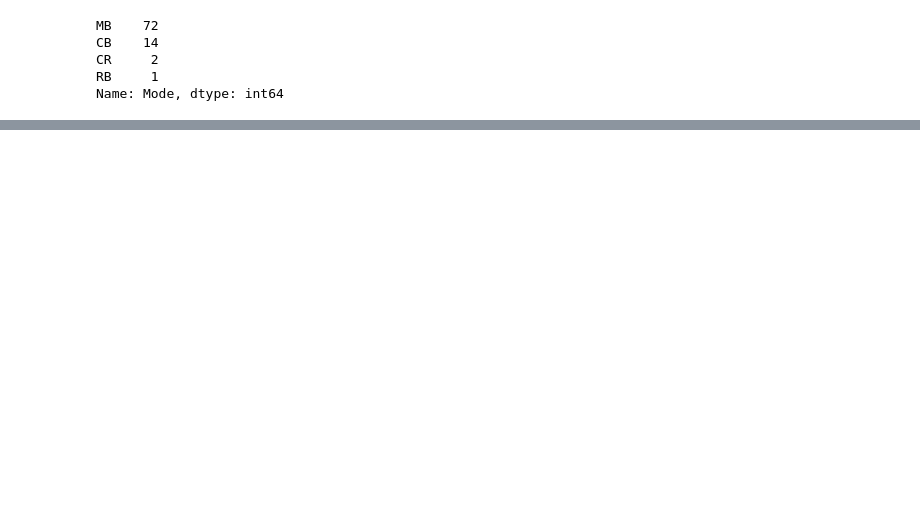
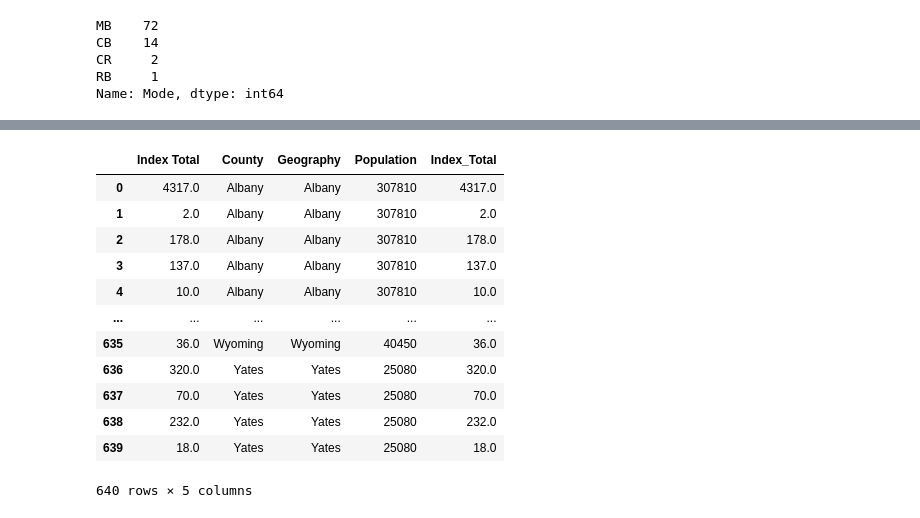
Before and after one commit to morgancoad/final_pro_two, a Jupyter notebook: notebooks/2016_crime.ipynb, the cells around one changed output, grey strips where cells are left out. Saved outputs shown, nothing was run; the diff lists cells and outputs as text; code cells hidden in the pictures; blank space fills up the shorter version.

```diff
--- a/notebooks/2016_crime.ipynb
+++ b/notebooks/2016_crime.ipynb
@@ -256,0 +297,3 @@ Name: Primary UZA\n Population, dtype: int32
+# %%
+county_pop = pop_2016[['Geography', 'Population']]
+county_pop
@@ -256,0 +314,8 @@ Name: Primary UZA\n Population, dtype: int32
+# %%
+# Merged crime activities df that also consisted of county and city df to population df
+crime_activities_16_with_countycode_pop = crime_activities_16_with_countycode.merge(
+    pop_2016,
+    how='left',
+    left_on='County',
+    right_on='County'
+)
@@ -256,0 +332,3 @@ Name: Primary UZA\n Population, dtype: int32
+# %%
+county_crime_total1 = crime_activities_16_with_countycode_pop[['Index Total', 'County', 'Geography']]
+county_crime_total1
@@ -256,0 +370,3 @@ Name: Primary UZA\n Population, dtype: int32
+# %%
+crime_pop_county_2016 = pd.merge(county_crime_total1, county_pop, on=['Geography'])
+crime_pop_county_2016
@@ -256,0 +387,17 @@ Name: Primary UZA\n Population, dtype: int32
+# %%
+crime_pop_county_2016['Index_Total'] = crime_pop_county_2016['Index Total']
+crime_pop_county_2016
+# %% [output]
+|  | Index Total | County | Geography | Population | Index_Total |
+| 0 | 4317.0 | Albany | Albany | 307810 | 4317.0 |
+| 1 | 2.0 | Albany | Albany | 307810 | 2.0 |
+| 2 | 178.0 | Albany | Albany | 307810 | 178.0 |
+| 3 | 137.0 | Albany | Albany | 307810 | 137.0 |
+| 4 | 10.0 | Albany | Albany | 307810 | 10.0 |
+| ... | ... | ... | ... | ... | ... |
+| 635 | 36.0 | Wyoming | Wyoming | 40450 | 36.0 |
+| 636 | 320.0 | Yates | Yates | 25080 | 320.0 |
+| 637 | 70.0 | Yates | Yates | 25080 | 70.0 |
+| 638 | 232.0 | Yates | Yates | 25080 | 232.0 |
+| 639 | 18.0 | Yates | Yates | 25080 | 18.0 |
+640 rows × 5 columns
```
Also changed, not shown: parts of 23 cells of this notebook, 2 other files.
